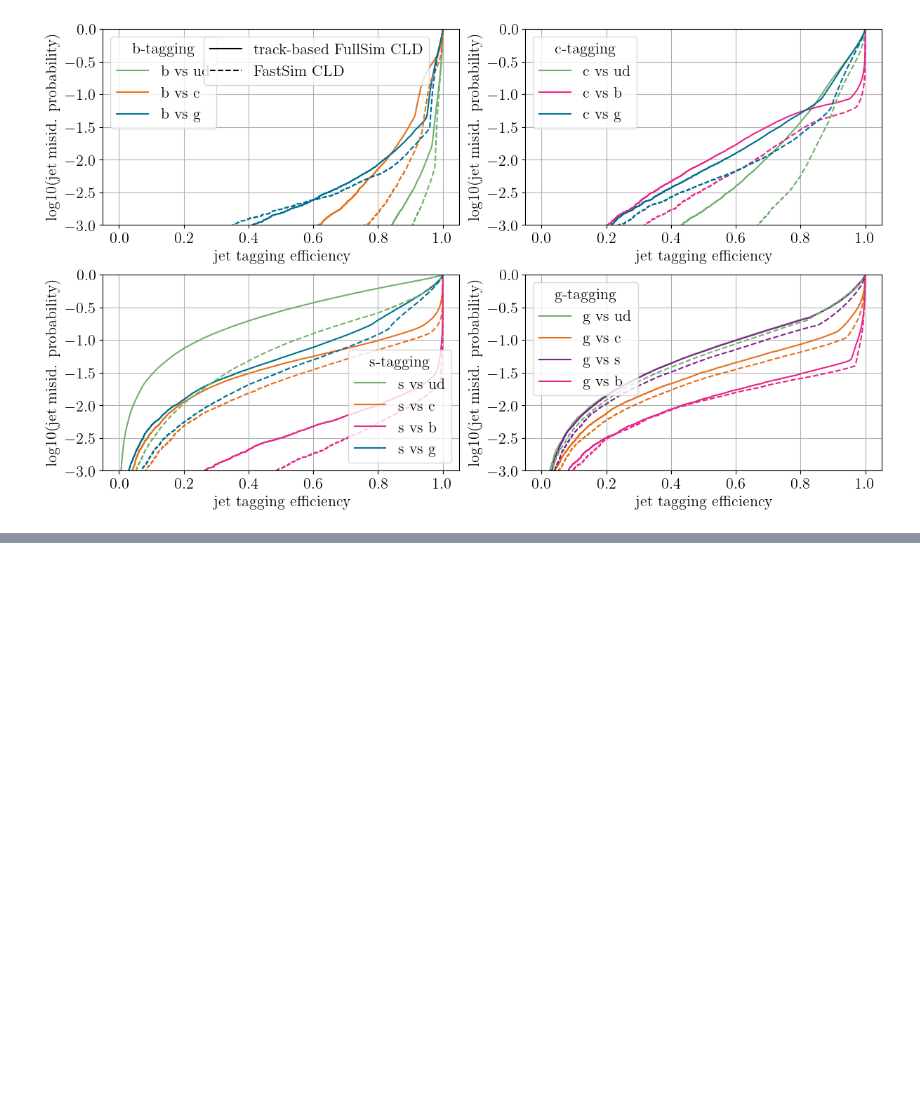
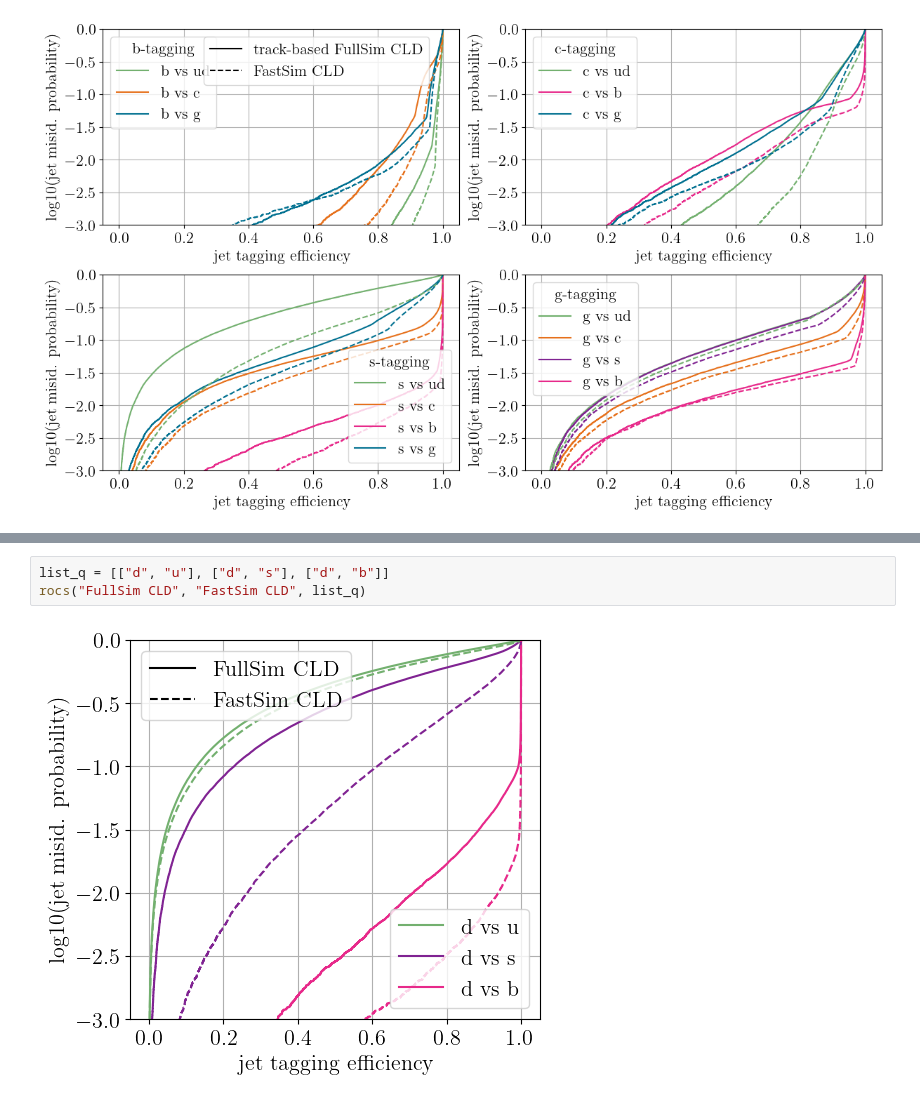
Before and after one commit to saracreates/TaggingResults, a Jupyter notebook: roc-curves.ipynb, the cells around one changed output, grey strips where cells are left out. Drawn from its saved outputs; the diff is of its cells as text; blank space fills up the shorter version.

```diff
--- a/roc-curves.ipynb
+++ b/roc-curves.ipynb
@@ -605,0 +788,5 @@ all_rocs('track-based FullSim CLD', 'FastSim CLD', save=False)
+# %%
+list_q = [["d", "u"], ["d", "s"], ["d", "b"]]
+rocs("FullSim CLD", "FastSim CLD", list_q)
+# %% [output]
+[figure, added]
```
Also changed, not shown: parts of 22 cells of this notebook, 11 other files.
